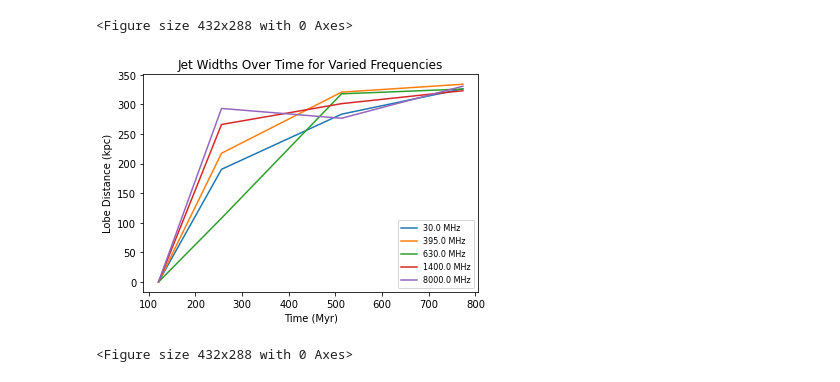
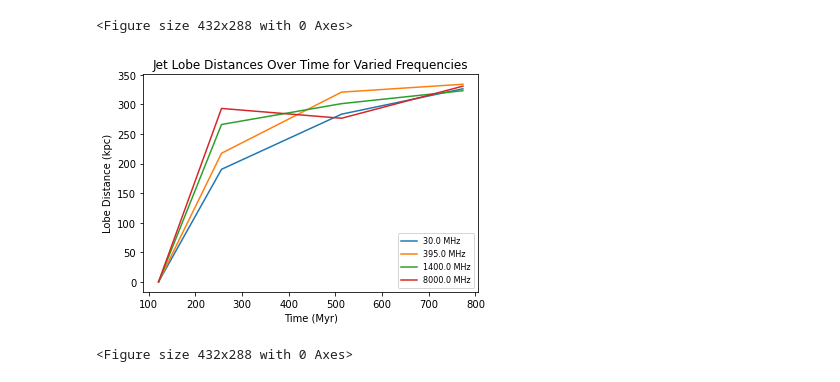
Before and after one commit to SolSamuels/Samuels_JetSimulationWork, a Jupyter notebook: Jet_Length_Width_Determiner_v3.1.ipynb, the cells around one changed output. Drawn from its saved outputs; the diff is of its cells as text; code cells hidden in the pictures.

Commit message:
Graph Updates

```diff
--- a/Jet_Length_Width_Determiner_v3.1.ipynb
+++ b/Jet_Length_Width_Determiner_v3.1.ipynb
@@ -363,7 +363,7 @@ TRYING NU VALUE 30.0 MHz...
 10   5.131e+02          902.1519         215.9169             276.6815
 11   7.731e+02         1127.3861         213.4863             330.9646
 # %%
-nu2 = [30.0, 395.0, 630.0, 1400.0, 8000.0]
+nu2 = [30.0, 395.0, 1400.0, 8000.0]
 
 for value in nu2:
     try:
@@ -424,28 +424,28 @@ plt.savefig('Jet_Widths_vs_Time.png')
 # %%
 for value in nu2:
     try:
         with open("corrected_data_table_{}MHz.npy".format(str(value)), "rb") as open_file:
             current_freq = np.load(open_file)
 
             time_vals = []
             jet_lobe_vals = []
 
             for i in range(8, 12):
                 time_vals.append(float(current_freq[i, 0]))
                 jet_lobe_vals.append(float(current_freq[i, 3]))
 
             plt.plot(time_vals, jet_lobe_vals, label="{} MHz".format(str(value)))
 
     except:
         p = 0
 
 
 plt.xlabel("Time (Myr)")
 plt.ylabel("Lobe Distance (kpc)")
-plt.title("Jet Widths Over Time for Varied Frequencies")
+plt.title("Jet Lobe Distances Over Time for Varied Frequencies")
 plt.legend( prop={'size': 8})
 plt.show()
 plt.savefig('Lobe_Dist_vs_Time.png')
 # %% [output]
-[figure, old version]
+[figure, new version]
 <Figure size 432x288 with 0 Axes>
```
Also changed, not shown: parts of 1 cell of this notebook.
